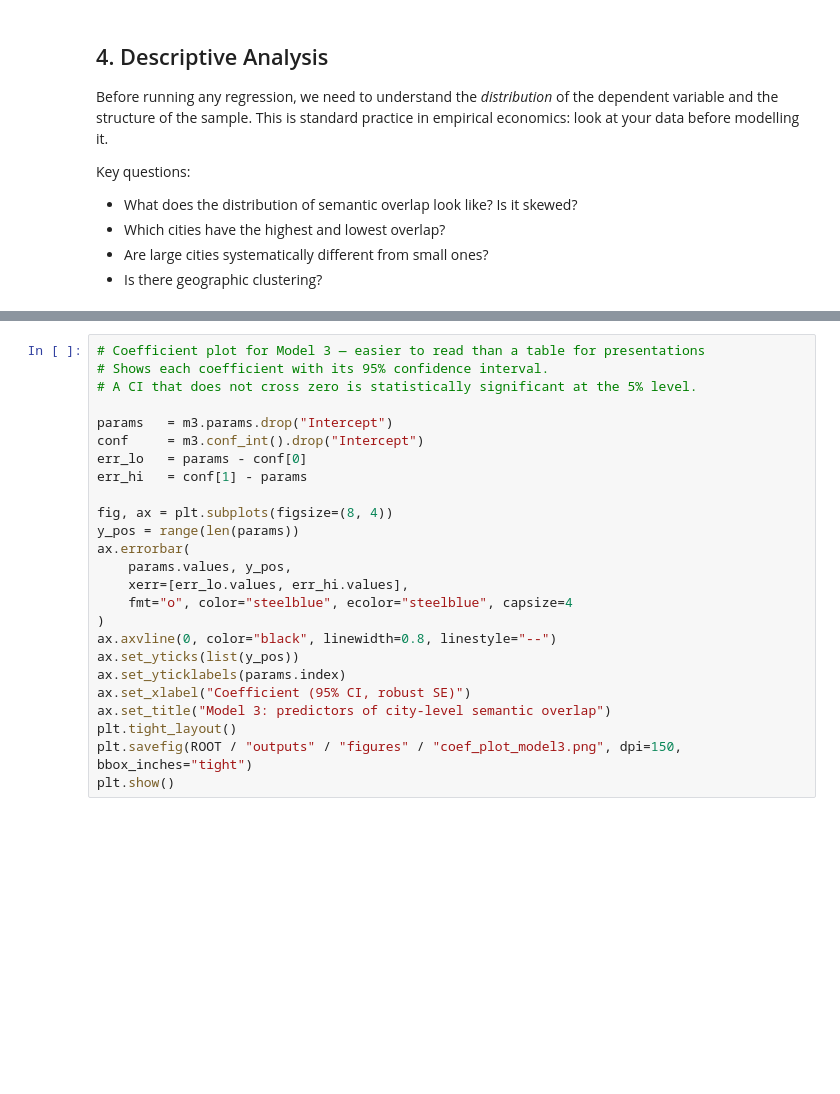
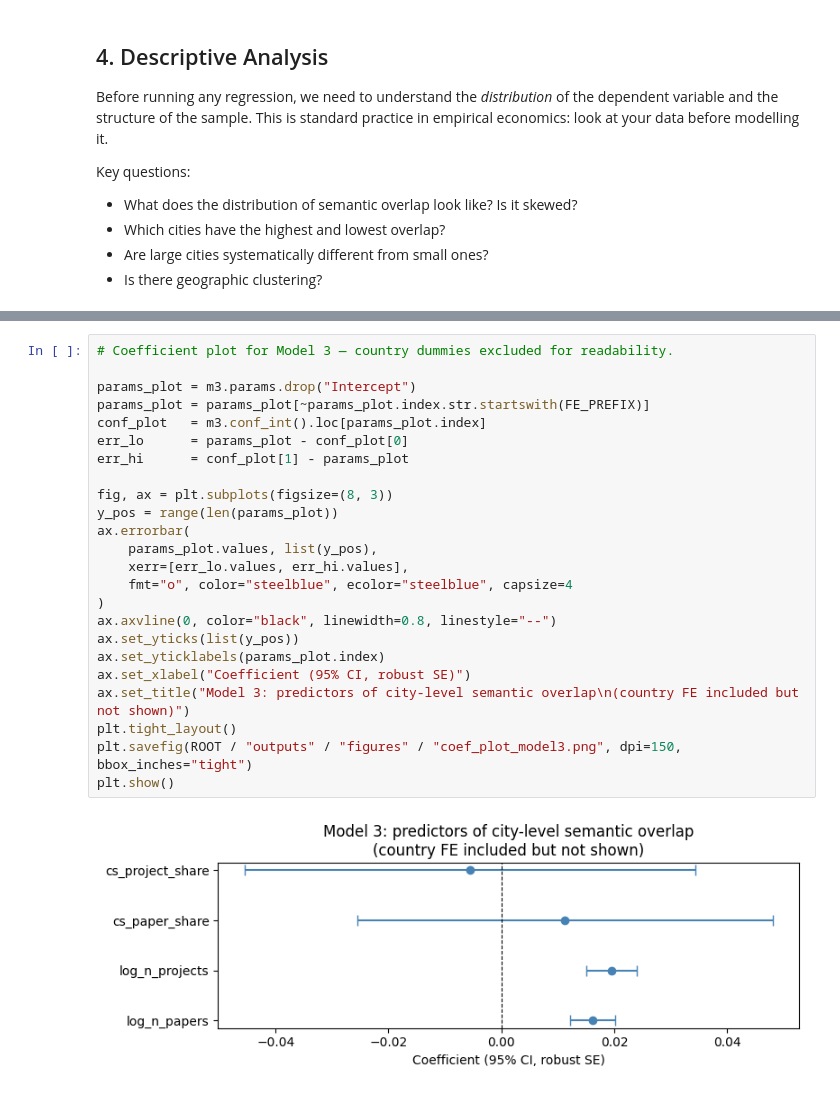
Before and after one commit to Zer0Juice/synbiomap, a Jupyter notebook: notebooks/01_city_level_analysis.ipynb, the cells around one changed output, grey strips where cells are left out. Saved outputs shown, nothing was run; the diff lists cells and outputs as text; blank space fills up the shorter version.

```diff
--- a/notebooks/01_city_level_analysis.ipynb
+++ b/notebooks/01_city_level_analysis.ipynb
@@ -525,28 +666,29 @@ print(table.to_string())
 # %%
-# Coefficient plot for Model 3 — easier to read than a table for presentations
-# Shows each coefficient with its 95% confidence interval.
-# A CI that does not cross zero is statistically significant at the 5% level.
+# Coefficient plot for Model 3 — country dummies excluded for readability.
 
-params   = m3.params.drop("Intercept")
-conf     = m3.conf_int().drop("Intercept")
-err_lo   = params - conf[0]
-err_hi   = conf[1] - params
+params_plot = m3.params.drop("Intercept")
+params_plot = params_plot[~params_plot.index.str.startswith(FE_PREFIX)]
+conf_plot   = m3.conf_int().loc[params_plot.index]
+err_lo      = params_plot - conf_plot[0]
+err_hi      = conf_plot[1] - params_plot
 
-fig, ax = plt.subplots(figsize=(8, 4))
-y_pos = range(len(params))
+fig, ax = plt.subplots(figsize=(8, 3))
+y_pos = range(len(params_plot))
 ax.errorbar(
-    params.values, y_pos,
+    params_plot.values, list(y_pos),
     xerr=[err_lo.values, err_hi.values],
     fmt="o", color="steelblue", ecolor="steelblue", capsize=4
 )
 ax.axvline(0, color="black", linewidth=0.8, linestyle="--")
 ax.set_yticks(list(y_pos))
-ax.set_yticklabels(params.index)
+ax.set_yticklabels(params_plot.index)
 ax.set_xlabel("Coefficient (95% CI, robust SE)")
-ax.set_title("Model 3: predictors of city-level semantic overlap")
+ax.set_title("Model 3: predictors of city-level semantic overlap\n(country FE included but not shown)")
 plt.tight_layout()
 plt.savefig(ROOT / "outputs" / "figures" / "coef_plot_model3.png", dpi=150, bbox_inches="tight")
 plt.show()
+# %% [output]
+[figure, added]
 # %%
 # Residual plot — diagnostic check
 # If OLS assumptions hold, residuals should look like random noise (no pattern).
```
Also changed, not shown: parts of 34 cells of this notebook.
